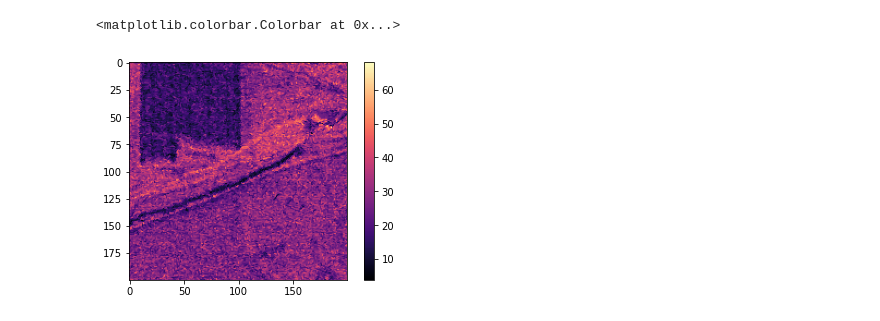
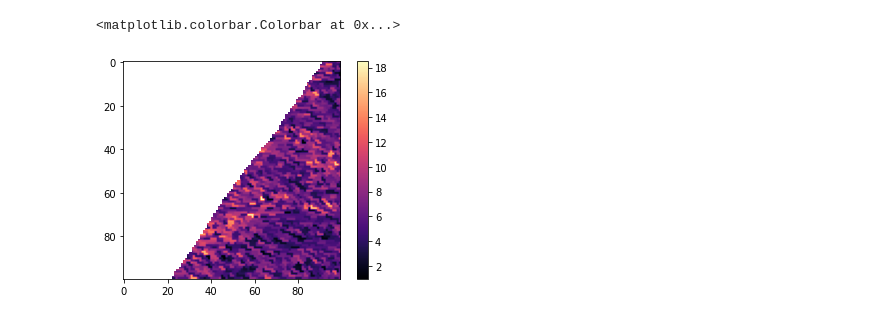
Before and after one commit to SnowEx/uavsar_snow, a Jupyter notebook: polsar/testing_functions.ipynb, the cells around one changed output. Drawn from its saved outputs; the diff is of its cells as text; code cells hidden in the pictures.

```diff
--- a/polsar/testing_functions.ipynb
+++ b/polsar/testing_functions.ipynb
@@ -18,6 +16,6 @@ LinAlgError: Eigenvalues did not converge
 # %%
-plt.imshow(alphamean, cmap = 'magma')
+plt.imshow(alpha1, cmap = 'magma')
 plt.colorbar()
 # %% [output]
 <matplotlib.colorbar.Colorbar at 0x...>
-[figure, old version]
+[figure, new version]
```
Also changed, not shown: parts of 1 cell of this notebook, 1 other file.
